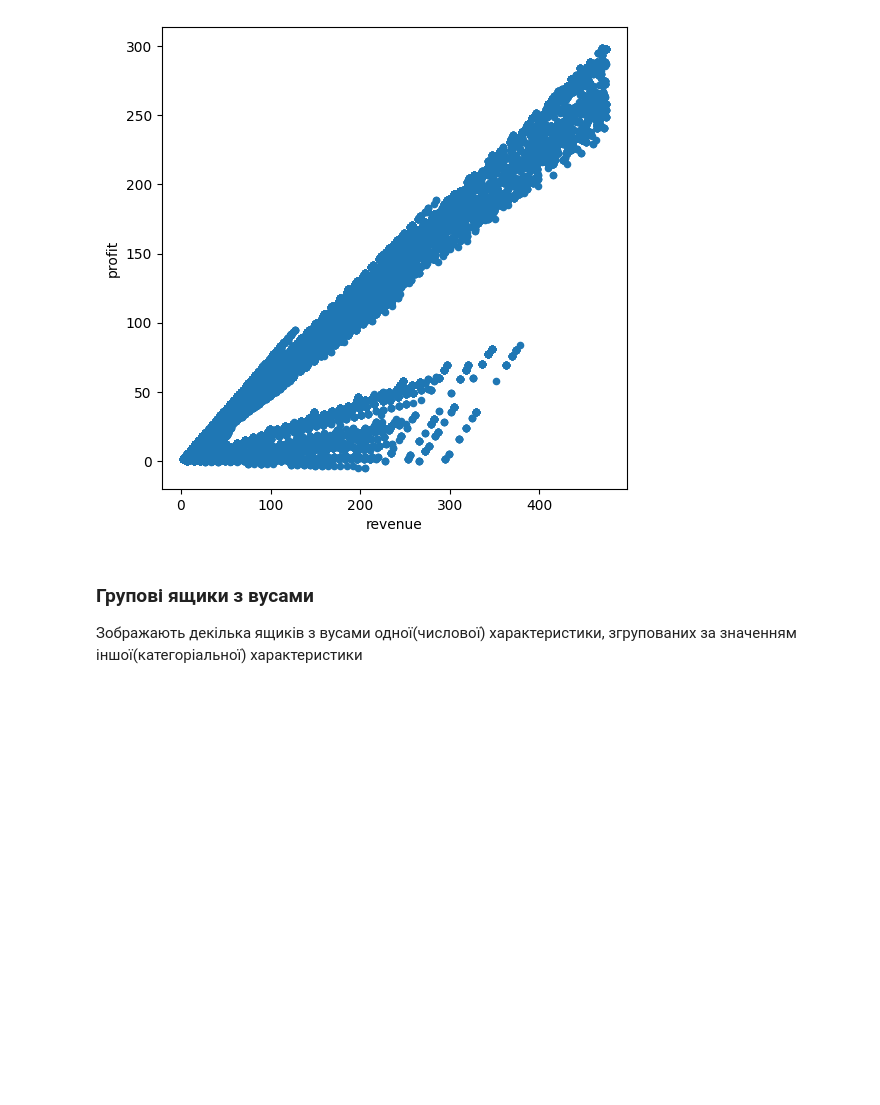
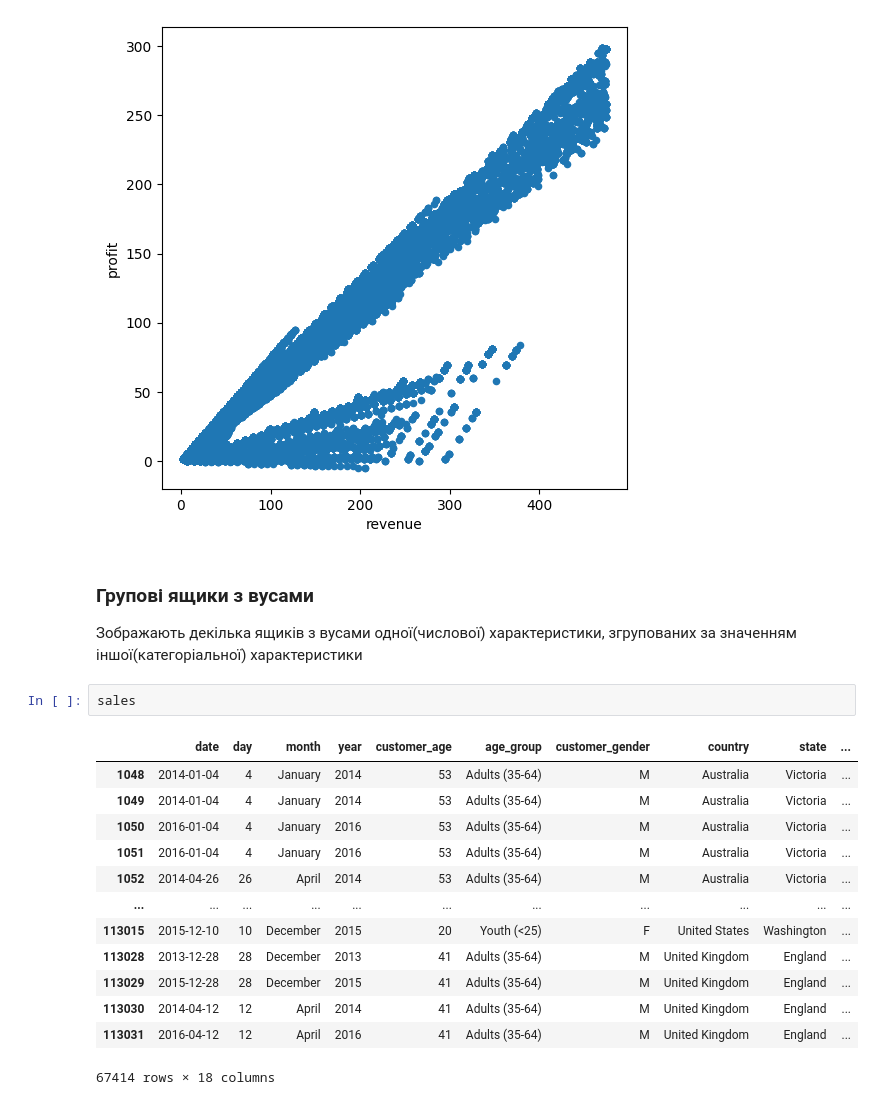
Before and after one commit to HalyshAnton/IT-Step-Pyton-AI, a Jupyter notebook: module2/data_analysis.ipynb, the cells around one changed output. Cells and saved outputs as stored; diff of their text form; blank space fills up the shorter version.

```diff
--- a/module2/data_analysis.ipynb
+++ b/module2/data_analysis.ipynb
@@ -359,4 +364,20 @@ sales.plot(kind='scatter', x='revenue', y='profit', figsize=(6,6))
 # %% [markdown]
 ### Групові ящики з вусами
 Зображають декілька ящиків з вусами одної(числової) характеристики, згрупованих за значенням іншої(категоріальної) характеристики
+# %%
+sales
+# %% [output]
+|  | date | day | month | year | customer_age | age_group | customer_gender | country | state | ... |
+| 1048 | 2014-01-04 | 4 | January | 2014 | 53 | Adults (35-64) | M | Australia | Victoria | ... |
+| 1049 | 2014-01-04 | 4 | January | 2014 | 53 | Adults (35-64) | M | Australia | Victoria | ... |
+| 1050 | 2016-01-04 | 4 | January | 2016 | 53 | Adults (35-64) | M | Australia | Victoria | ... |
+| 1051 | 2016-01-04 | 4 | January | 2016 | 53 | Adults (35-64) | M | Australia | Victoria | ... |
+| 1052 | 2014-04-26 | 26 | April | 2014 | 53 | Adults (35-64) | M | Australia | Victoria | ... |
+| ... | ... | ... | ... | ... | ... | ... | ... | ... | ... | ... |
+| 113015 | 2015-12-10 | 10 | December | 2015 | 20 | Youth (<25) | F | United States | Washington | ... |
+| 113028 | 2013-12-28 | 28 | December | 2013 | 41 | Adults (35-64) | M | United Kingdom | England | ... |
+| 113029 | 2015-12-28 | 28 | December | 2015 | 41 | Adults (35-64) | M | United Kingdom | England | ... |
+| 113030 | 2014-04-12 | 12 | April | 2014 | 41 | Adults (35-64) | M | United Kingdom | England | ... |
+| 113031 | 2016-04-12 | 12 | April | 2016 | 41 | Adults (35-64) | M | United Kingdom | England | ... |
+67414 rows × 18 columns
 # %%
```
Also changed, not shown: parts of 13 cells of this notebook.
